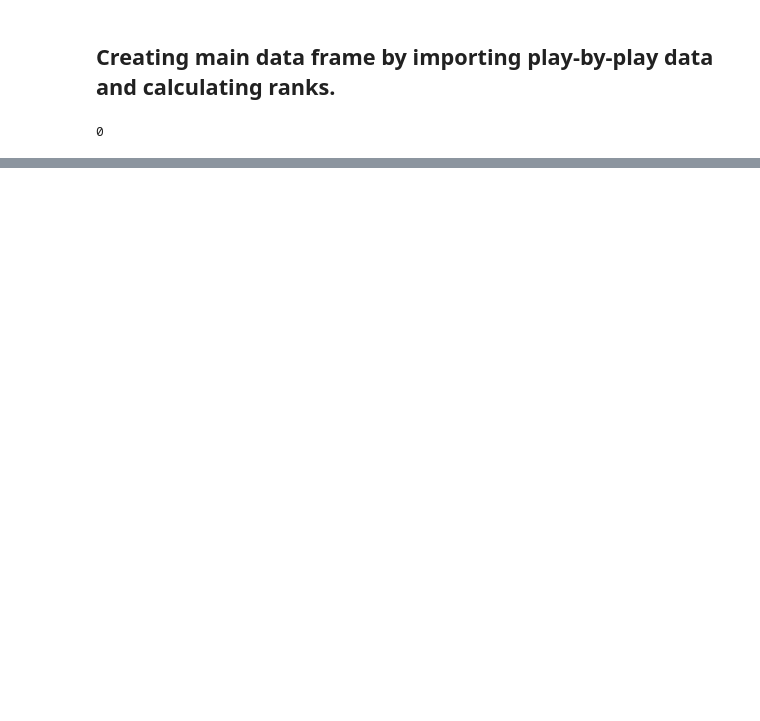
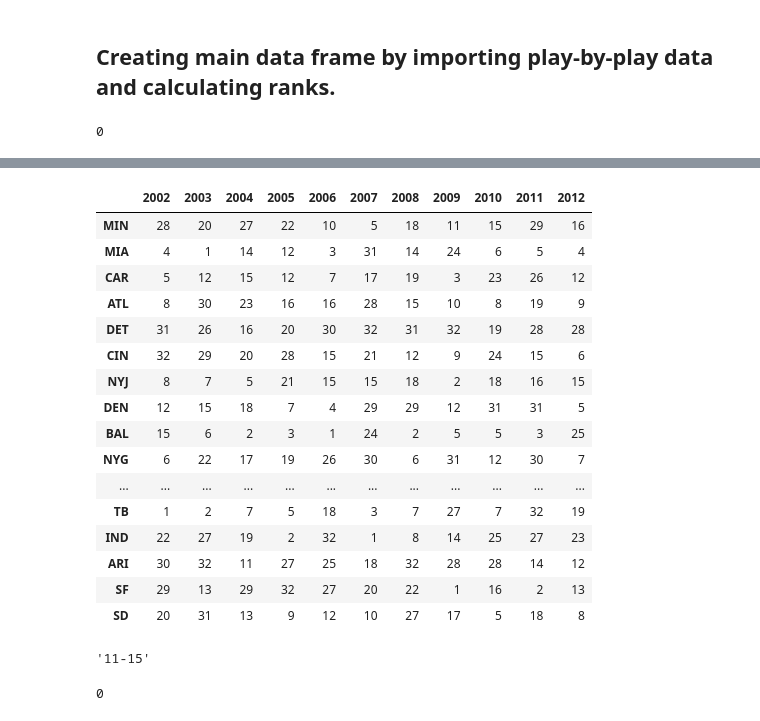
Before and after one commit to tomdawg86/Stat_222_NFL_Project, a Jupyter notebook: ipython_notebook/data_main.ipynb, the cells around one changed output, grey strips where cells are left out. Drawn from its saved outputs; the diff is of its cells as text; code cells hidden in the pictures; blank space fills up the shorter version.

```diff
--- a/ipython_notebook/data_main.ipynb
+++ b/ipython_notebook/data_main.ipynb
@@ -81,0 +76,32 @@ def_rank = def_rank.rank(axis = 0, method = 'max', ascending = True)
+# %%
+def_rank
+# %% [output]
+|  | 2002 | 2003 | 2004 | 2005 | 2006 | 2007 | 2008 | 2009 | 2010 | 2011 | 2012 |
+| MIN | 28 | 20 | 27 | 22 | 10 | 5 | 18 | 11 | 15 | 29 | 16 |
+| MIA | 4 | 1 | 14 | 12 | 3 | 31 | 14 | 24 | 6 | 5 | 4 |
+| CAR | 5 | 12 | 15 | 12 | 7 | 17 | 19 | 3 | 23 | 26 | 12 |
+| ATL | 8 | 30 | 23 | 16 | 16 | 28 | 15 | 10 | 8 | 19 | 9 |
+| DET | 31 | 26 | 16 | 20 | 30 | 32 | 31 | 32 | 19 | 28 | 28 |
+| CIN | 32 | 29 | 20 | 28 | 15 | 21 | 12 | 9 | 24 | 15 | 6 |
+| NYJ | 8 | 7 | 5 | 21 | 15 | 15 | 18 | 2 | 18 | 16 | 15 |
+| DEN | 12 | 15 | 18 | 7 | 4 | 29 | 29 | 12 | 31 | 31 | 5 |
+| BAL | 15 | 6 | 2 | 3 | 1 | 24 | 2 | 5 | 5 | 3 | 25 |
+| NYG | 6 | 22 | 17 | 19 | 26 | 30 | 6 | 31 | 12 | 30 | 7 |
+| ... | ... | ... | ... | ... | ... | ... | ... | ... | ... | ... | ... |
+| TB | 1 | 2 | 7 | 5 | 18 | 3 | 7 | 27 | 7 | 32 | 19 |
+| IND | 22 | 27 | 19 | 2 | 32 | 1 | 8 | 14 | 25 | 27 | 23 |
+| ARI | 30 | 32 | 11 | 27 | 25 | 18 | 32 | 28 | 28 | 14 | 12 |
+| SF | 29 | 13 | 29 | 32 | 27 | 20 | 22 | 1 | 16 | 2 | 13 |
+| SD | 20 | 31 | 13 | 9 | 12 | 10 | 27 | 17 | 5 | 18 | 8 |
+# %%
+bucket = ['1-5', '6-10', '11-15', '16-20', '21-25', '26-32']
+bucket_range = [range(1,6), range(6,11), range(11,16), range(16,21), range(20,26), range(26,33)]
+#bucket
+bucket_range
+bucket[2]
+# %% [output]
+'11-15'
+# %%
+seasons.index(2002)
+# %% [output]
+0
```
Also changed, not shown: parts of 5 cells of this notebook.
